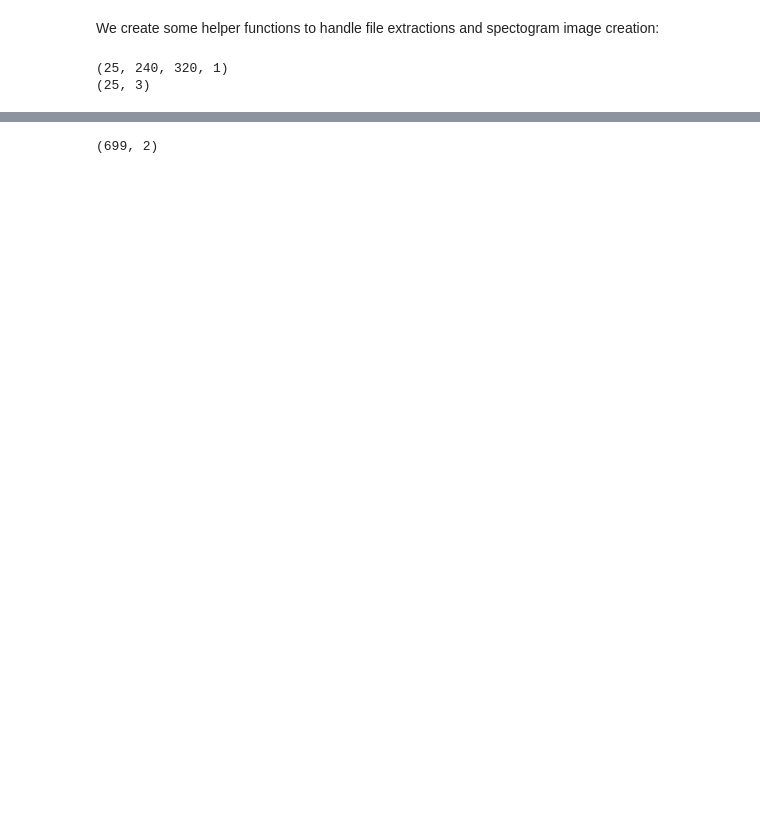
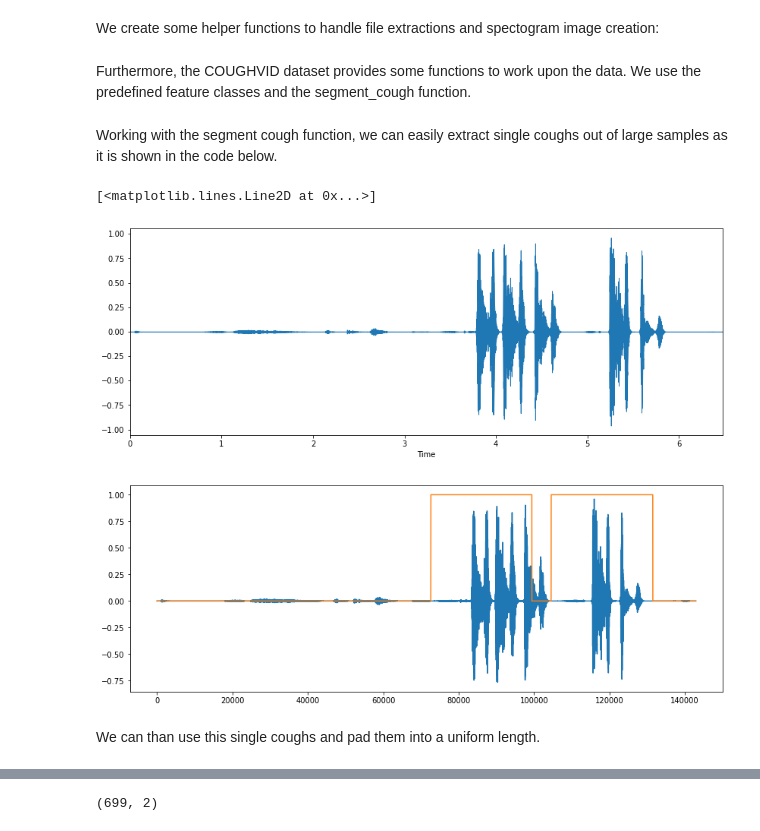
Before and after one commit to codingfabi/COUGHVID, a Jupyter notebook: Final_Project.ipynb, the cells around one changed output, grey strips where cells are left out. Drawn from its saved outputs; the diff is of its cells as text; code cells hidden in the pictures; blank space fills up the shorter version.

```diff
--- a/Final_Project.ipynb
+++ b/Final_Project.ipynb
@@ -178,3 +157,27 @@ plt.colorbar()
+# %%
+# cleans dataset by copying only files with status
+# use with caution, takes a lot of time!!!
+
+
+path = './drive/MyDrive/COUGHVID/public_dataset/'
+destination = './drive/MyDrive/COUGHVID/public_dataset_cleaned/'
+
+soundFileNames = []
+for (dirpath, dirnames, filenames) in os.walk(path):
+  for filename in filenames:
+    if ".webm" in filename or ".ogg" in filename:
+      soundFileNames.append(filename)
+
+
+
+for fileName in soundFileNames:
+  json_file_name = parseToJsonFilename(fileName)
+  try:
+    if hasStatusAttribute(path=path, fileName=json_file_name):
+      copy(path + json_file_name, destination + json_file_name)
+      copy(path + fileName, destination + fileName)
+  except FileNotFoundError:
+    print("file not found")
 # %% [markdown]
 We create some helper functions to handle file extractions and spectogram image creation:
 # %%
@@ -309,12 +328,2 @@ generateAllMelSpectrogramsAndLabelsFile('./drive/MyDrive/COUGHVID/test_dset/MelD
-# %%
-labels, _ = convertCSVToArrays()
-
-X = readAllMelSpecs()
-Y = oneHotEncoding(labels)
-
-
-print(X.shape)
-print(Y.shape)
-# %% [output]
-(25, 240, 320, 1)
-(25, 3)
+# %% [markdown]
+Furthermore, the COUGHVID dataset provides some functions to work upon the data. We use the predefined feature classes and the segment_cough function.
@@ -320,0 +629,22 @@ print(Y.shape)
+# %% [markdown]
+Working with the segment cough function, we can easily extract single coughs out of large samples as it is shown in the code below.
+# %%
+files = jsonFileNames()
+x, sr = load_soundfile_from_drive(files[7].strip('.json') + '.webm')
+plt.figure(figsize=(14,5))
+librosa.display.waveplot(x)
+x_new = librosa.stft(x)
+x_db = librosa.amplitude_to_db(abs(x_new))
+
+segments, cough_mask = segment_cough(x, sr, cough_padding=0.5)
+
+plt.figure(figsize=(14,5))
+#librosa.display.specshow(x_db, sr=sr)
+plt.plot(x)
+plt.plot(cough_mask)
+# %% [output]
+[<matplotlib.lines.Line2D at 0x...>]
+[figure, added]
+[figure, added]
+# %% [markdown]
+We can than use this single coughs and pad them into a uniform length.
```
Also changed, not shown: parts of 53 cells of this notebook.
